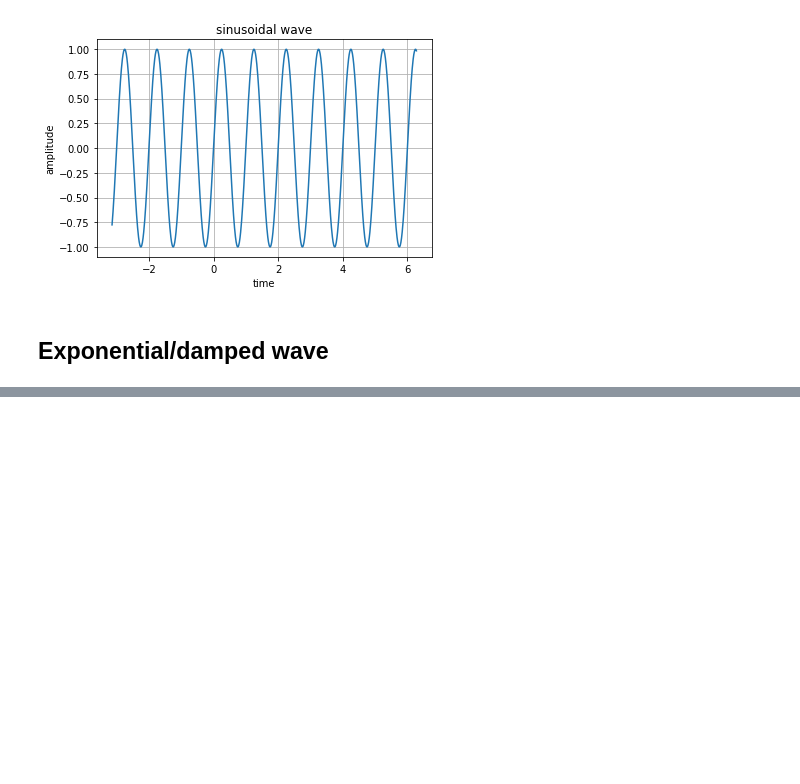
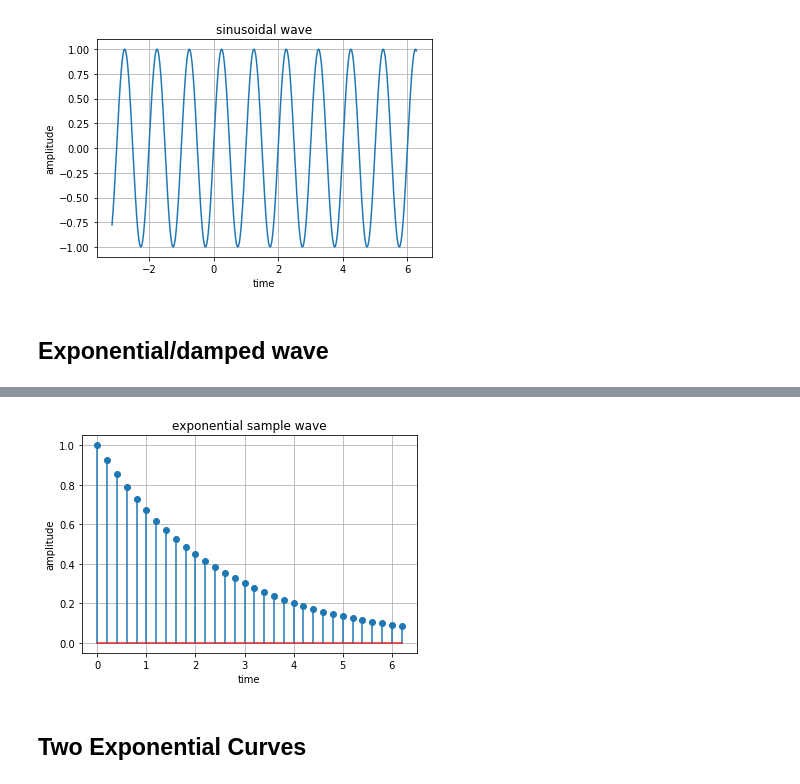
Before and after one commit to suhailnajeeb/ete-ice-399, a Jupyter notebook: experiment2.ipynb, the cells around one changed output, grey strips where cells are left out. Cells and saved outputs as stored; diff of their text form; code cells hidden in the pictures; blank space fills up the shorter version.

```diff
--- a/experiment2.ipynb
+++ b/experiment2.ipynb
@@ -32,0 +51,11 @@ w = 2*pi*f
+# %%
+plt.stem(t,y)
+plt.xlabel('time')
+plt.ylabel('amplitude')
+plt.title('exponential sample wave')
+plt.grid(True)
+plt.show()
+# %% [output]
+[figure, added]
+# %% [markdown]
+## Two Exponential Curves
```
Also changed, not shown: parts of 16 cells of this notebook.
